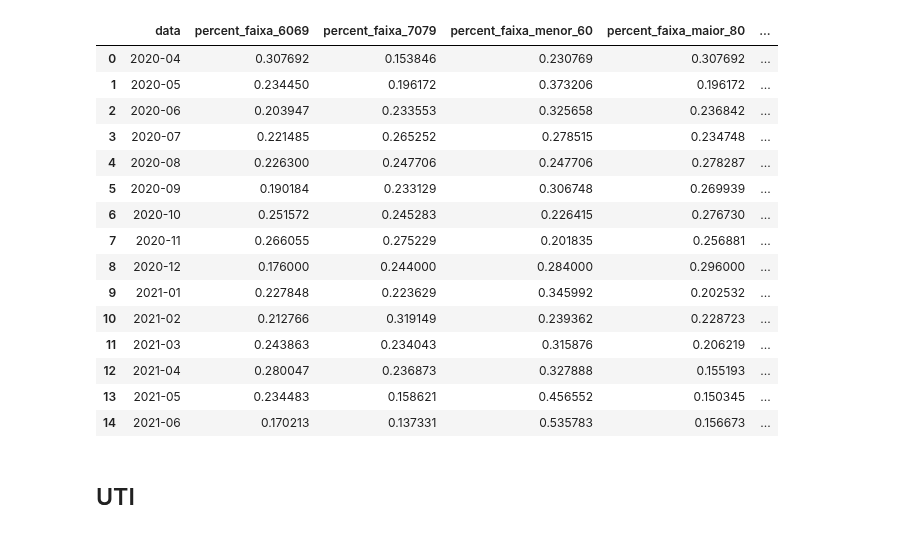
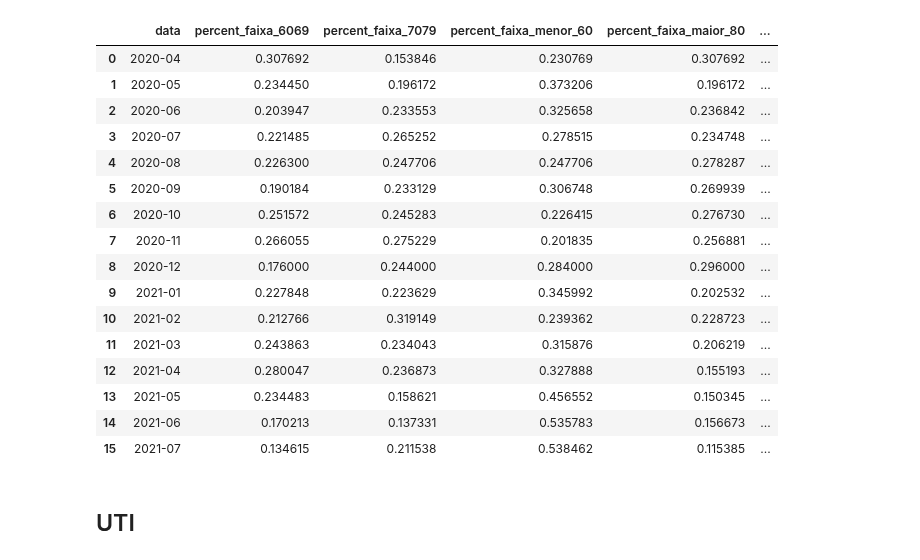
Before and after one commit to adolfoguimaraes/covid19_vacinacao, a Jupyter notebook: Sergipe/processar_outros_dados.ipynb, the cells around one changed output. Saved outputs shown, nothing was run; the diff lists cells and outputs as text; code cells hidden in the pictures.

```diff
--- a/Sergipe/processar_outros_dados.ipynb
+++ b/Sergipe/processar_outros_dados.ipynb
@@ -129,23 +129,24 @@ data_final
 # %%
-data_final = data_final[:-1]
+#data_final = data_final[:-1]
 data_final
 # %% [output]
 |  | data | percent_faixa_6069 | percent_faixa_7079 | percent_faixa_menor_60 | percent_faixa_maior_80 | ... |
 | 0 | 2020-04 | 0.307692 | 0.153846 | 0.230769 | 0.307692 | ... |
 | 1 | 2020-05 | 0.234450 | 0.196172 | 0.373206 | 0.196172 | ... |
 | 2 | 2020-06 | 0.203947 | 0.233553 | 0.325658 | 0.236842 | ... |
 | 3 | 2020-07 | 0.221485 | 0.265252 | 0.278515 | 0.234748 | ... |
 | 4 | 2020-08 | 0.226300 | 0.247706 | 0.247706 | 0.278287 | ... |
 | 5 | 2020-09 | 0.190184 | 0.233129 | 0.306748 | 0.269939 | ... |
 | 6 | 2020-10 | 0.251572 | 0.245283 | 0.226415 | 0.276730 | ... |
 | 7 | 2020-11 | 0.266055 | 0.275229 | 0.201835 | 0.256881 | ... |
 | 8 | 2020-12 | 0.176000 | 0.244000 | 0.284000 | 0.296000 | ... |
 | 9 | 2021-01 | 0.227848 | 0.223629 | 0.345992 | 0.202532 | ... |
 | 10 | 2021-02 | 0.212766 | 0.319149 | 0.239362 | 0.228723 | ... |
 | 11 | 2021-03 | 0.243863 | 0.234043 | 0.315876 | 0.206219 | ... |
 | 12 | 2021-04 | 0.280047 | 0.236873 | 0.327888 | 0.155193 | ... |
 | 13 | 2021-05 | 0.234483 | 0.158621 | 0.456552 | 0.150345 | ... |
 | 14 | 2021-06 | 0.170213 | 0.137331 | 0.535783 | 0.156673 | ... |
+| 15 | 2021-07 | 0.134615 | 0.211538 | 0.538462 | 0.115385 | ... |
 # %%
 data_final.to_csv("output/obitos_idade_mes.csv", index=False)
 # %% [markdown]
```
Also changed, not shown: parts of 9 cells of this notebook, 17 other files.
